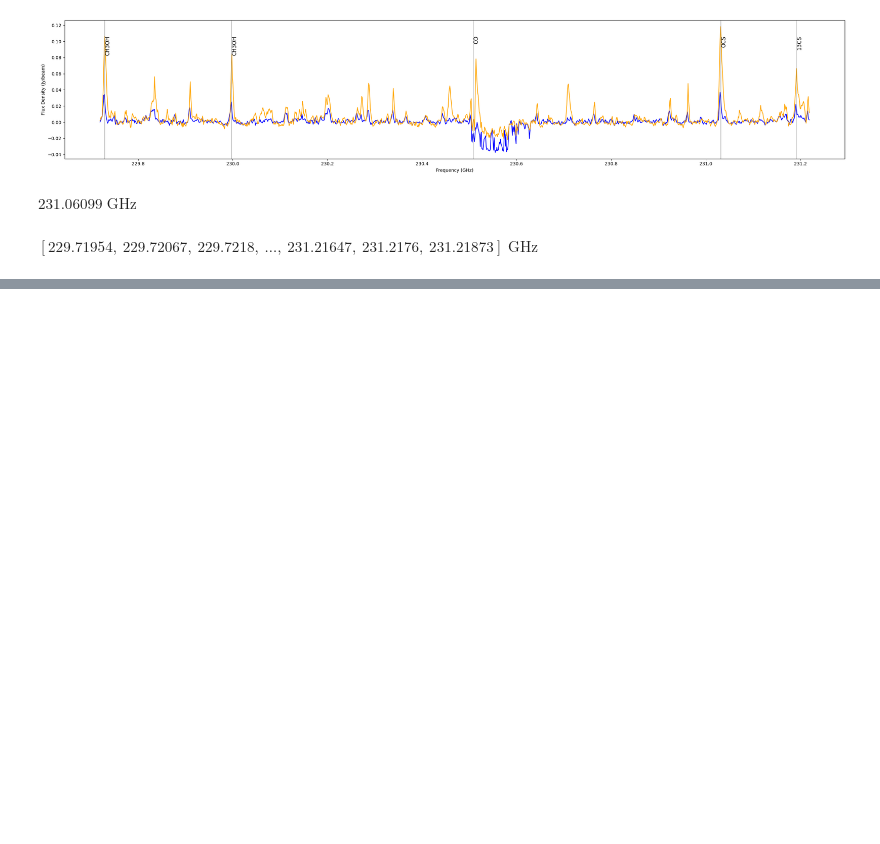
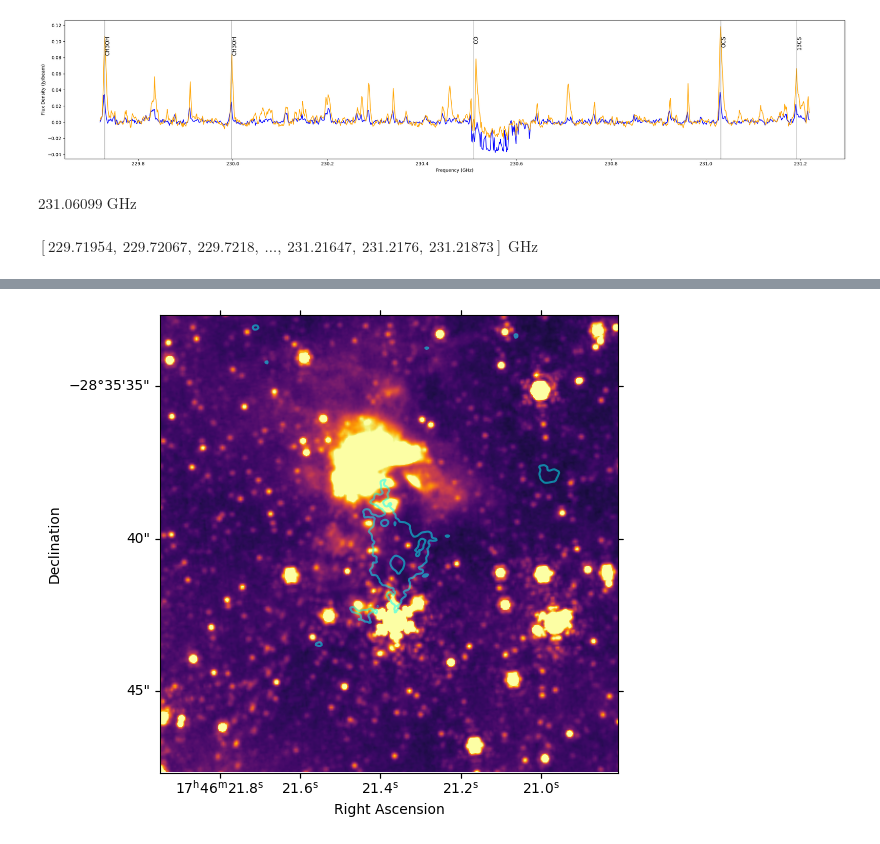
Before and after one commit to SpacialTree/dustridge-cd, a Jupyter notebook: notebooks/hotcore_mom.ipynb, the cells around one changed output, grey strips where cells are left out. Drawn from its saved outputs; the diff is of its cells as text; code cells hidden in the pictures; blank space fills up the shorter version.

```diff
--- a/notebooks/hotcore_mom.ipynb
+++ b/notebooks/hotcore_mom.ipynb
@@ -323,0 +349,11 @@ $[229.71954,~229.72067,~229.7218,~\dots,~231.21647,~231.2176,~231.21873] \; \mat
+# %%
+fig = plt.figure(figsize=(6,6))
+
+plt.subplot(111, projection=cutout_405.wcs)
+plt.imshow(cutout_405.data, origin='lower', vmin=0, vmax=50, cmap='inferno')
+plt.contour(cont_cutout.data, levels=np.nanpercentile(cont_cutout.data, [98., 99.9]), colors='cyan', alpha=0.5, transform=plt.gca().get_transform(cont_cutout.wcs))
+plt.xlabel('Right Ascension')
+plt.ylabel('Declination')
+plt.tight_layout()
+# %% [output]
+[figure, added]
```
Also changed, not shown: parts of 11 cells of this notebook.
